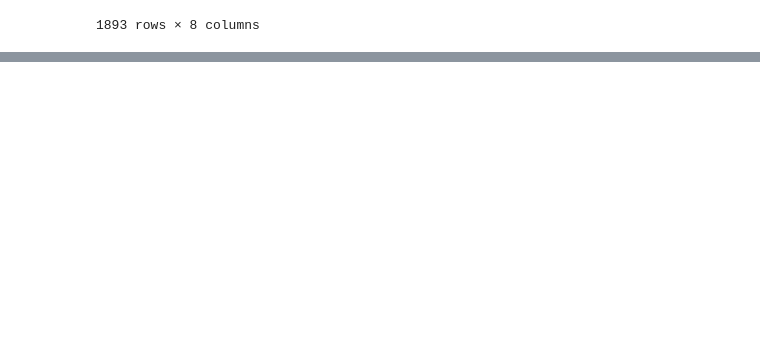
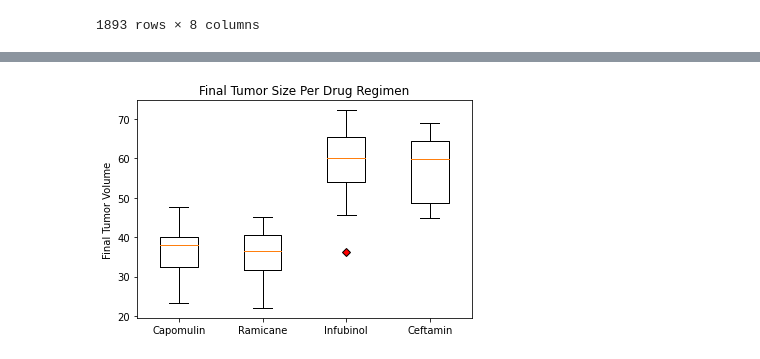
Before and after one commit to SanabuW/matplotlib-challenge, a Jupyter notebook: pymaceuticals_submission_file.ipynb, the cells around one changed output, grey strips where cells are left out. Drawn from its saved outputs; the diff is of its cells as text; code cells hidden in the pictures; blank space fills up the shorter version.

```diff
--- a/pymaceuticals_submission_file.ipynb
+++ b/pymaceuticals_submission_file.ipynb
@@ -518,0 +393,17 @@ The correlation between Mouse Weight and Average Tumor Volume for Capomulin is:
+# %%
+# Plot boxplots
+# Refit data from dataframes into 2D array
+obsArray = [capdf["Final Tumor Volume"],ramdf["Final Tumor Volume"],infdf["Final Tumor Volume"],cefdf["Final Tumor Volume"]]
+
+# Draw boxplot chart
+fig2, ax2 = plt.subplots()
+
+# Format boxplot chart
+ax2.set_title('Final Tumor Size Per Drug Regimen')
+ax2.set_ylabel('Final Tumor Volume')
+red_diamond = dict(markerfacecolor='r', marker='D')
+plt.xticks([],["Capomulin", "Ramicane", "Infubinol", "Ceftamin"])
+ax2.boxplot(obsArray, flierprops = red_diamond)
+plt.show()
+# %% [output]
+[figure, added]
```
Also changed, not shown: parts of 37 cells of this notebook, 3 other files.
